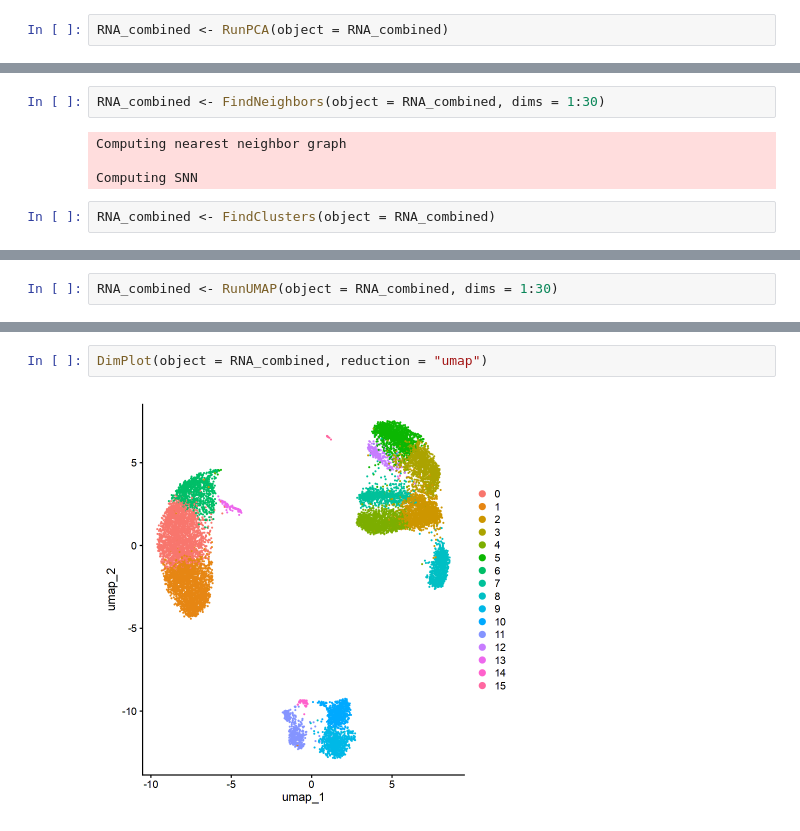
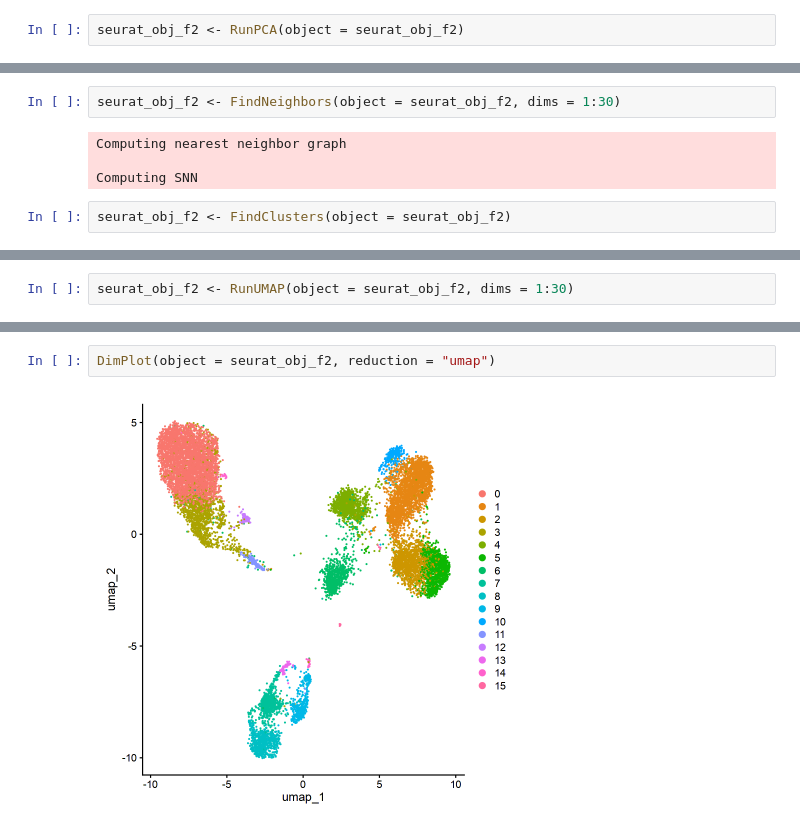
Before and after one commit to vgoupille/DOL_scRNAseq, a Jupyter notebook: 7_Article/script/script_Val/5_Normalisation_and_other.ipynb, the cells around one changed output, grey strips where cells are left out. Cells and saved outputs as stored; diff of their text form.

```diff
--- a/7_Article/script/script_Val/5_Normalisation_and_other.ipynb
+++ b/7_Article/script/script_Val/5_Normalisation_and_other.ipynb
@@ -1161,4 +1908,4 @@ Centering and scaling data matrix
 # %%
-RNA_combined <- RunPCA(object = RNA_combined)
+seurat_obj_f2 <- RunPCA(object = seurat_obj_f2)
 # %% [output]
 PC_ 1
@@ -1181,11 +1928,11 @@ Negative:  bs-glpD, bs-glpK, bs-glpF, bs-mtlA, bs-hag, bs-dacF, bs-fusA, bs-glpQ
 # %%
-RNA_combined <- FindNeighbors(object = RNA_combined, dims = 1:30)
+seurat_obj_f2 <- FindNeighbors(object = seurat_obj_f2, dims = 1:30)
 # %% [output]
 Computing nearest neighbor graph
 
 Computing SNN
 # %%
-RNA_combined <- FindClusters(object = RNA_combined)
+seurat_obj_f2 <- FindClusters(object = seurat_obj_f2)
 # %% [output]
 Modularity Optimizer version 1.3.0 by Ludo Waltman and Nees Jan van Eck
 
@@ -1197,5 +1944,5 @@ Maximum modularity in 10 random starts: 0.8623
 Number of communities: 16
 Elapsed time: 2 seconds
 # %%
-RNA_combined <- RunUMAP(object = RNA_combined, dims = 1:30)
+seurat_obj_f2 <- RunUMAP(object = seurat_obj_f2, dims = 1:30)
 # %% [output]
@@ -1219,4 +1966,4 @@ This message will be shown once per session”
 # %%
-DimPlot(object = RNA_combined, reduction = "umap")
+DimPlot(object = seurat_obj_f2, reduction = "umap")
 # %% [output]
-[figure, old version]
+[figure, new version]
```
Also changed, not shown: parts of 34 cells of this notebook.
